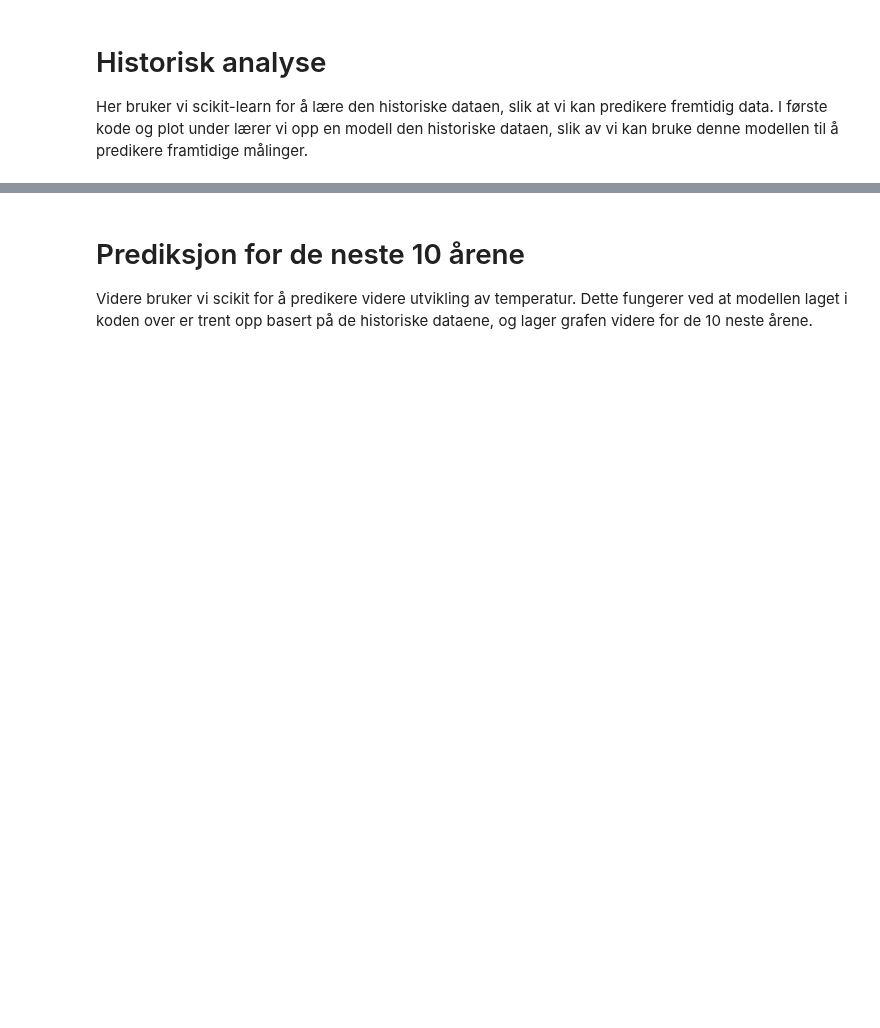
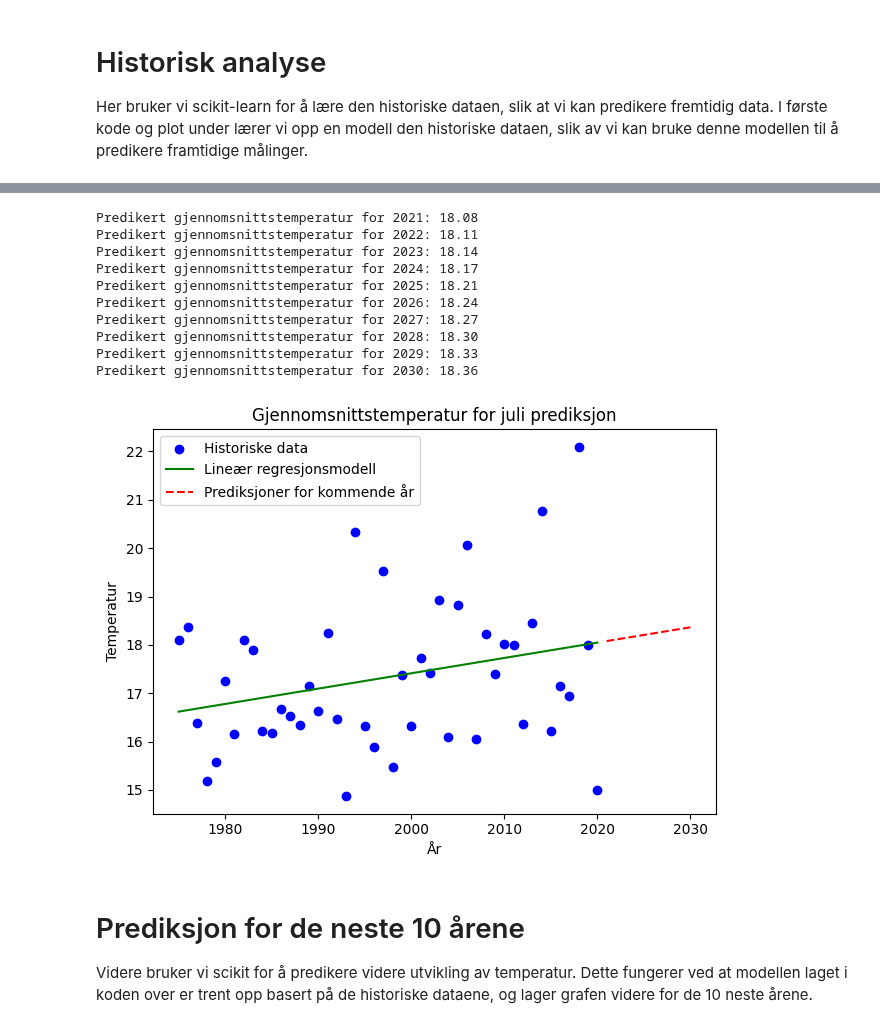
Before and after one commit to Annabrekka/Miljodataanalyse, a Jupyter notebook: notebooks/Oppgave_6.ipynb, the cells around one changed output, grey strips where cells are left out. Cells and saved outputs as stored; diff of their text form; code cells hidden in the pictures; blank space fills up the shorter version.

```diff
--- a/notebooks/Oppgave_6.ipynb
+++ b/notebooks/Oppgave_6.ipynb
@@ -19,38 +28,0 @@ historic.plot_data("Gjennomsnittstemperatur for juli over 45 år")
-# %%
-from Prediksjonsanalyse import prediction_10years
-
-prediction = prediction_10years("../data/Avarage/avarage_temperatur.csv")
-prediction.
-)
-class prediction_10years:
-    def __init__(self, historic_obj):
-        self.df = historic_obj.df
-        self.X = historic_obj.X
-        self.Y = historic_obj.Y
-        self.model = historic_obj.model
-        self.current_year = self.df['year'].max()
-        self.predict_years = None
-        self.future_predictions = None
-
-
-    def generate_future_years(self, years):
-        # Finner det siste året for historisk data, og oppretter et array for å vise prediksjoner for årene framover
-        current_year = self.df['year'].max()
-        self.predict_years = np.array([[self.current_year + i] for i in range(1, years + 1)])
-
-
-    def predict_future(self):
-        self.future_predictions = self.model.predict(self.predict_years)
-        for i, prediction in enumerate(self.future_predictions, start=1):
-            print(f"Predikert gjennomsnittstemperatur for {self.current_year + i}: {prediction:.2f}")
-
-
-   """  def future_predictions(self, ):
-        # Bruker modellen over for å predikere de 10 årene fram i tid
-        future_predictions = model.predict(predict_years)
-
-        # Lager er for-løkke som itererer gjennom fututre_prediuctions, og printer det ut
-        for i, prediction in enumerate(future_predictions, start=1):
-        print(f"Predikert gjennomsnittstemperatur for {current_year + i}: {prediction:.2f}") """
-
-    def predictions_plot(self,title, unit):
@@ -101,3 +29,22 @@ plt.show()
+# %%
+from Prediksjonsanalyse import prediction_10years
+
+prediction = prediction_10years(historic)
+prediction.generate_future_years(10)
+prediction.predict_future()
+prediction.predictions_plot("Gjennomsnittstemperatur for juli prediksjon", "Temperatur")
+# %% [output]
+Predikert gjennomsnittstemperatur for 2021: 18.08
+Predikert gjennomsnittstemperatur for 2022: 18.11
+Predikert gjennomsnittstemperatur for 2023: 18.14
+Predikert gjennomsnittstemperatur for 2024: 18.17
+Predikert gjennomsnittstemperatur for 2025: 18.21
+Predikert gjennomsnittstemperatur for 2026: 18.24
+Predikert gjennomsnittstemperatur for 2027: 18.27
+Predikert gjennomsnittstemperatur for 2028: 18.30
+Predikert gjennomsnittstemperatur for 2029: 18.33
+Predikert gjennomsnittstemperatur for 2030: 18.36
+[figure, added]
 # %% [markdown]
 # Prediksjon for de neste 10 årene
 Videre bruker vi scikit for å predikere videre utvikling av temperatur. Dette fungerer ved at modellen laget i koden over er trent opp basert på de historiske dataene, og lager grafen videre for de 10 neste årene.
```
Also changed, not shown: parts of 4 cells of this notebook, 1 other file.
